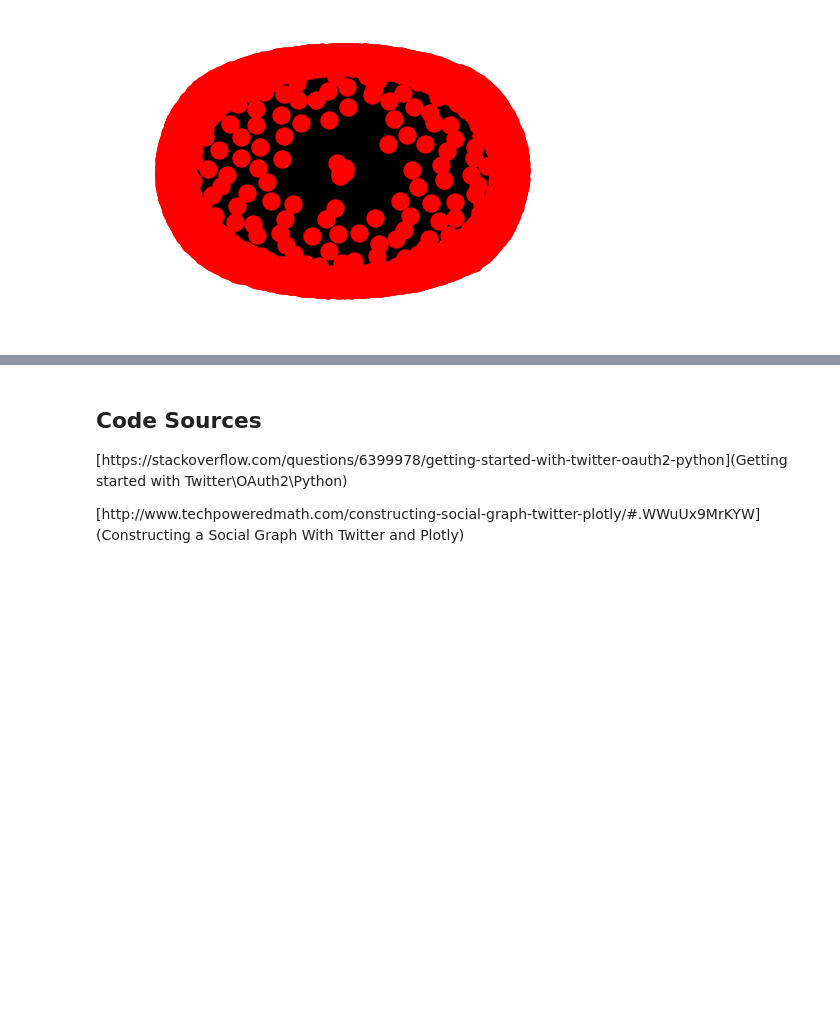
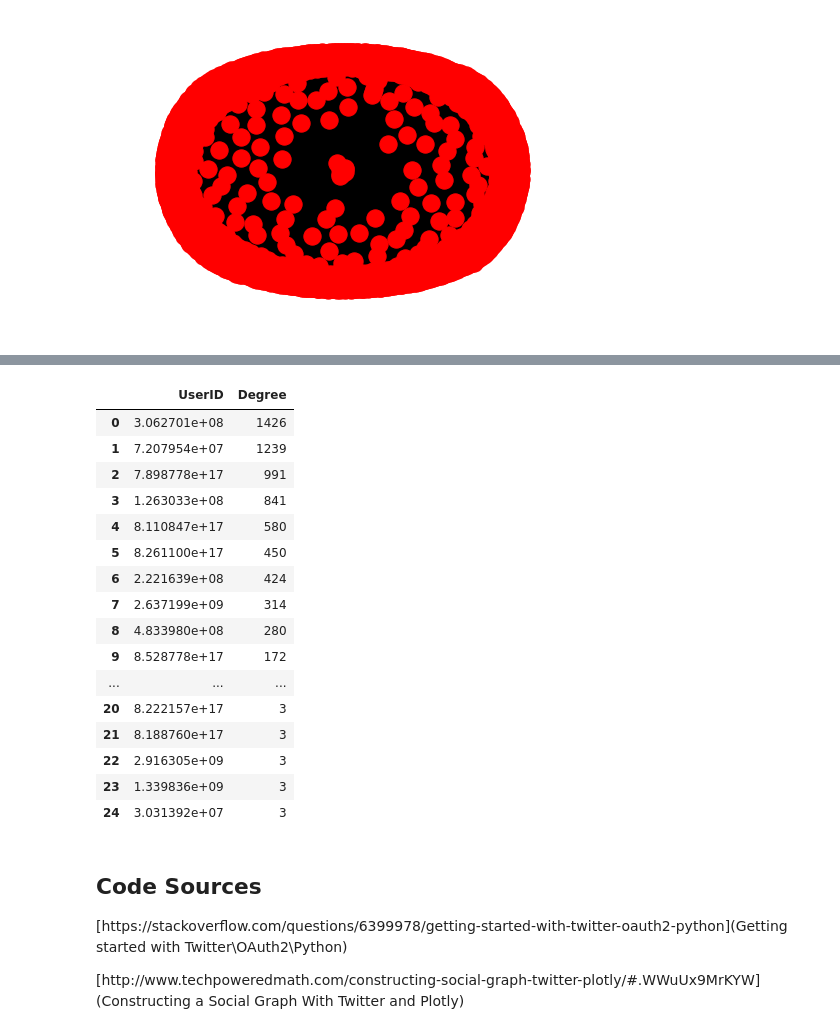
Before and after one commit to RaphaelNash/Data620_Team3, a Jupyter notebook: final_Project/twitter_thedonald.ipynb, the cells around one changed output, grey strips where cells are left out. Drawn from its saved outputs; the diff is of its cells as text; code cells hidden in the pictures; blank space fills up the shorter version.

```diff
--- a/final_Project/twitter_thedonald.ipynb
+++ b/final_Project/twitter_thedonald.ipynb
@@ -200,3 +202,30 @@ plt.show()
+# %%
+degree = nx.degree(G)
+
+d =[]
+for key, value in sorted(degree.iteritems(), key=lambda (k,v): (v,k), reverse = True):
+    d.append((key, value))
+
+dfTwitter=pd.DataFrame(d, columns=('UserID','Degree'))
+dfTwitter[:25]
+# %% [output]
+|  | UserID | Degree |
+| 0 | 3.062701e+08 | 1426 |
+| 1 | 7.207954e+07 | 1239 |
+| 2 | 7.898778e+17 | 991 |
+| 3 | 1.263033e+08 | 841 |
+| 4 | 8.110847e+17 | 580 |
+| 5 | 8.261100e+17 | 450 |
+| 6 | 2.221639e+08 | 424 |
+| 7 | 2.637199e+09 | 314 |
+| 8 | 4.833980e+08 | 280 |
+| 9 | 8.528778e+17 | 172 |
+| ... | ... | ... |
+| 20 | 8.222157e+17 | 3 |
+| 21 | 8.188760e+17 | 3 |
+| 22 | 2.916305e+09 | 3 |
+| 23 | 1.339836e+09 | 3 |
+| 24 | 3.031392e+07 | 3 |
 # %% [markdown]
 ## Code Sources
 
```
Also changed, not shown: parts of 3 cells of this notebook.
